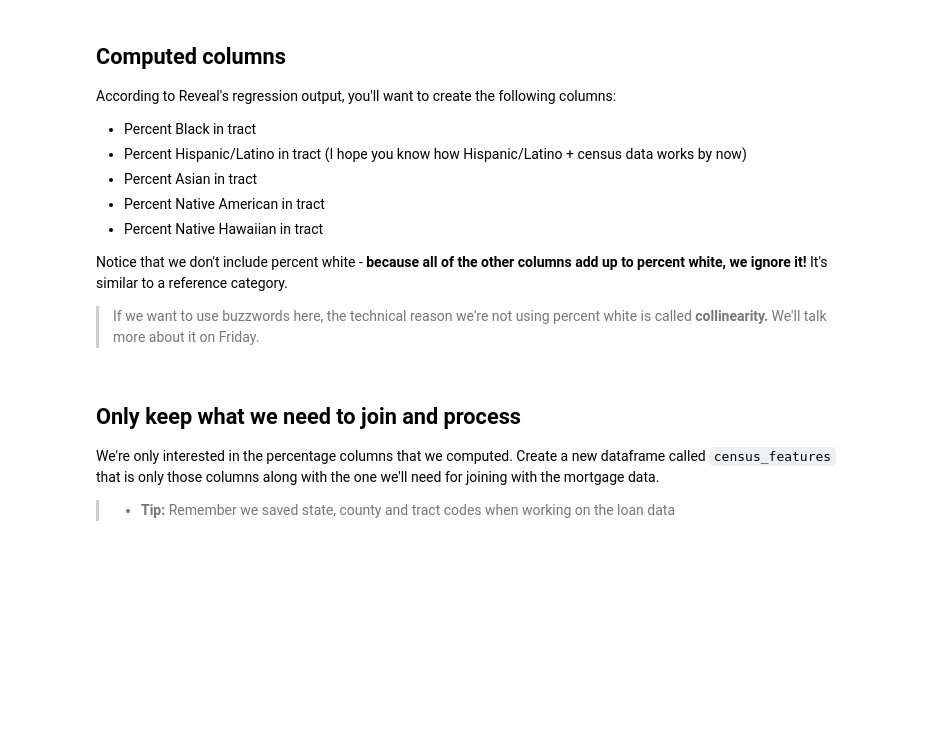
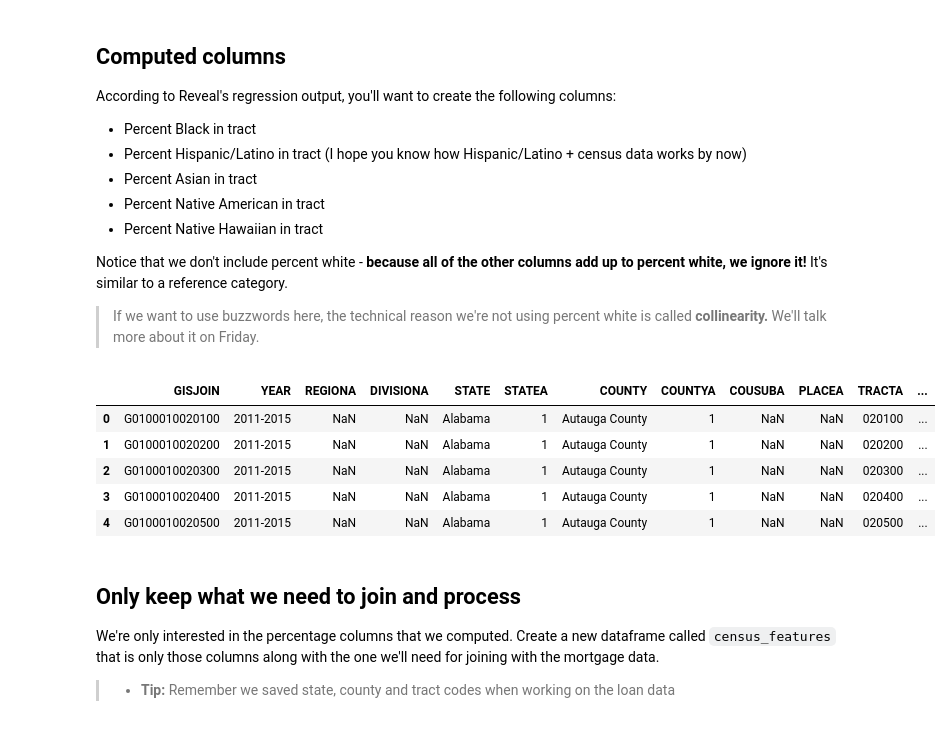
Before and after one commit to fr48/algo-hw, a Jupyter notebook: Reveal Mortgage Analysis - Logistic Regression.ipynb, the cells around one changed output. Saved outputs shown, nothing was run; the diff lists cells and outputs as text; code cells hidden in the pictures; blank space fills up the shorter version.

```diff
--- a/Reveal Mortgage Analysis - Logistic Regression.ipynb
+++ b/Reveal Mortgage Analysis - Logistic Regression.ipynb
@@ -480,6 +556,21 @@ According to Reveal's regression output, you'll want to create the following col
 Notice that we don't include percent white - **because all of the other columns add up to percent white, we ignore it!** It's similar to a reference category.
 
 > If we want to use buzzwords here, the technical reason we're not using percent white is called **collinearity.** We'll talk more about it on Friday.
+# %%
+census['pct_black']=census.black/census.total*100
+census['pct_hisp']=census.hispanic/census.total*100
+census['pct_asian']=census.asian/census.total*100
+census['pct_native']=census.native/census.total*100
+census['pct_pacific']=census.pacific/census.total*100
+
+census.head(5)
+# %% [output]
+|  | GISJOIN | YEAR | REGIONA | DIVISIONA | STATE | STATEA | COUNTY | COUNTYA | COUSUBA | PLACEA | TRACTA | ... |
+| 0 | G0100010020100 | 2011-2015 | NaN | NaN | Alabama | 1 | Autauga County | 1 | NaN | NaN | 020100 | ... |
+| 1 | G0100010020200 | 2011-2015 | NaN | NaN | Alabama | 1 | Autauga County | 1 | NaN | NaN | 020200 | ... |
+| 2 | G0100010020300 | 2011-2015 | NaN | NaN | Alabama | 1 | Autauga County | 1 | NaN | NaN | 020300 | ... |
+| 3 | G0100010020400 | 2011-2015 | NaN | NaN | Alabama | 1 | Autauga County | 1 | NaN | NaN | 020400 | ... |
+| 4 | G0100010020500 | 2011-2015 | NaN | NaN | Alabama | 1 | Autauga County | 1 | NaN | NaN | 020500 | ... |
 # %% [markdown]
 ## Only keep what we need to join and process
 
```
Also changed, not shown: parts of 40 cells of this notebook, 2 other files.
